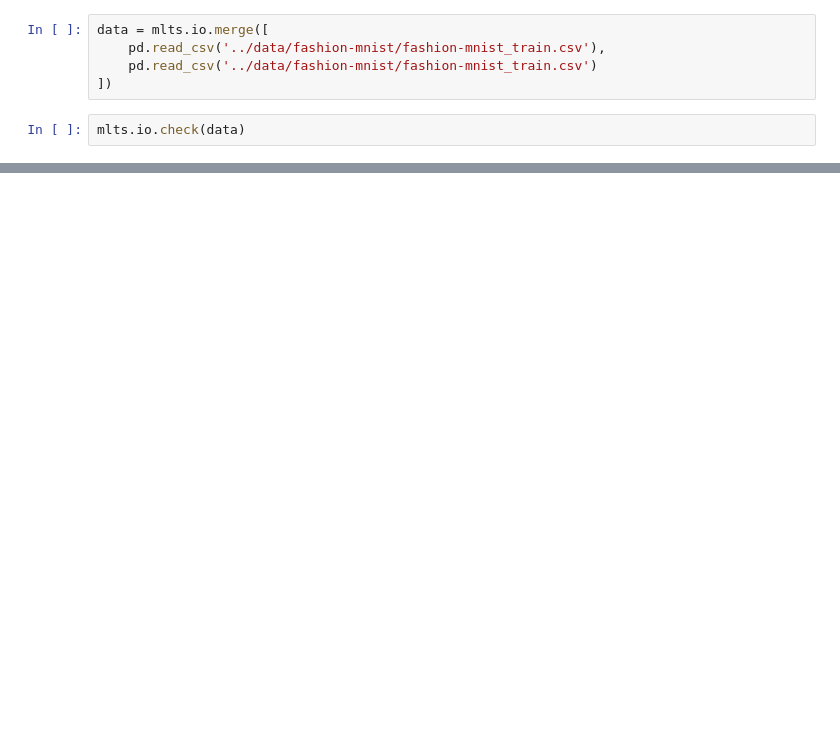
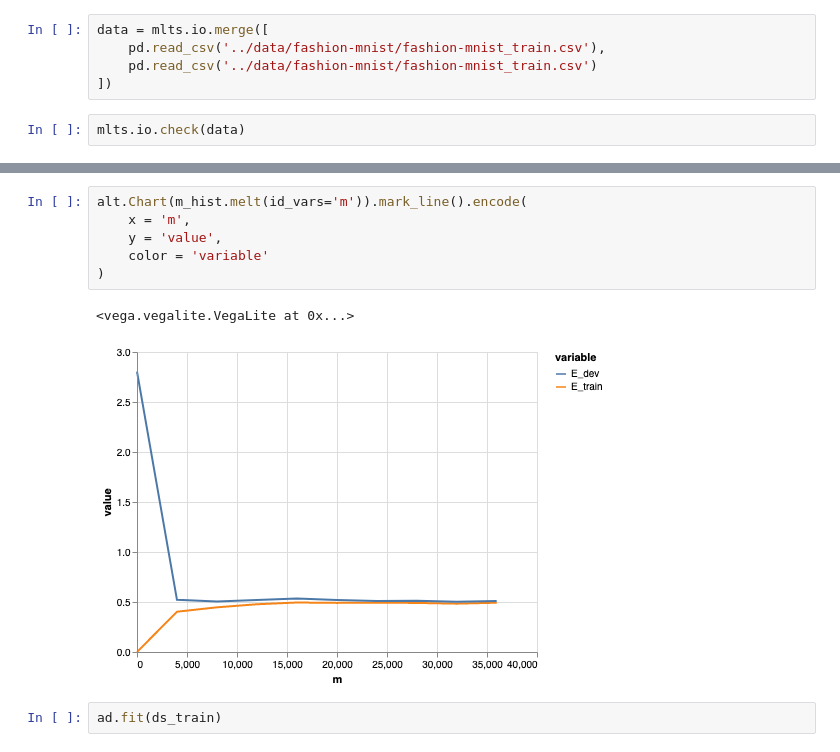
Before and after one commit to manifest/machine-learning-notebook, a Jupyter notebook: tensorflow/classification.ipynb, the cells around one changed output, grey strips where cells are left out. Saved outputs shown, nothing was run; the diff lists cells and outputs as text; blank space fills up the shorter version.

```diff
--- a/tensorflow/classification.ipynb
+++ b/tensorflow/classification.ipynb
@@ -134,0 +159,11 @@ Epoch 10/10
+# %%
+alt.Chart(m_hist.melt(id_vars='m')).mark_line().encode(
+    x = 'm',
+    y = 'value',
+    color = 'variable'
+)
+# %% [output]
+<vega.vegalite.VegaLite at 0x...>
+[figure, added]
+# %%
+ad.fit(ds_train)
```
Also changed, not shown: parts of 24 cells of this notebook, 1 other file.
